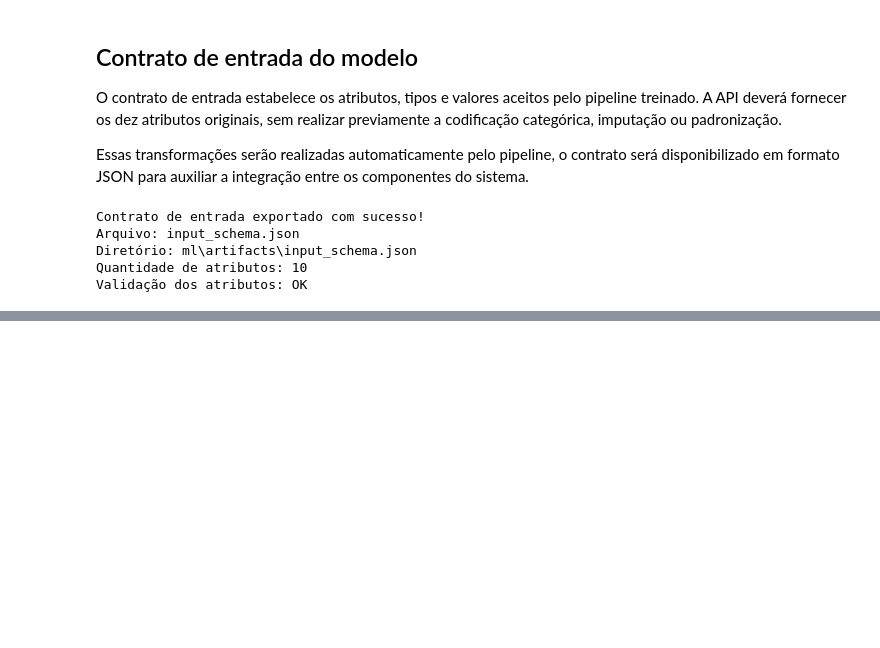
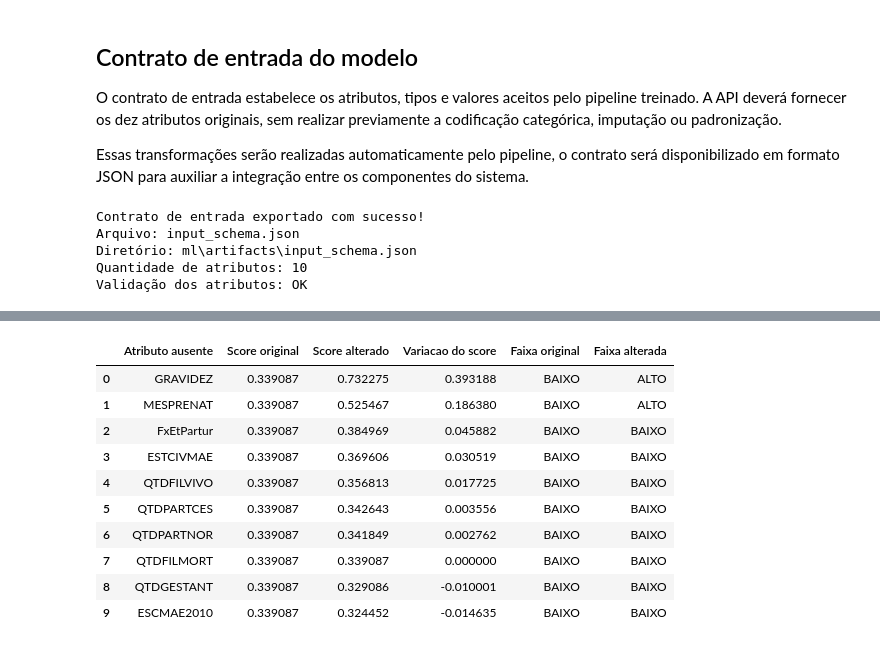
Before and after one commit to Neeveszr/sinasc-risco-peso, a Jupyter notebook: ml/notebooks/03_treinamento_modelos.ipynb, the cells around one changed output, grey strips where cells are left out. Drawn from its saved outputs; the diff is of its cells as text; code cells hidden in the pictures; blank space fills up the shorter version.

Commit message:
ml: revisar faixas por percentis e analisar sensibilidade

```diff
--- a/ml/notebooks/03_treinamento_modelos.ipynb
+++ b/ml/notebooks/03_treinamento_modelos.ipynb
@@ -2366,0 +2660,85 @@ Validação dos atributos: OK
+# %%
+# Registro fictício de referência
+dados_referencia = {
+    "FxEtPartur": "25-29",
+    "ESTCIVMAE": 2,
+    "ESCMAE2010": 4,
+    "GRAVIDEZ": 1,
+    "QTDGESTANT": 2,
+    "QTDPARTNOR": 1,
+    "QTDPARTCES": 1,
+    "QTDFILVIVO": 2,
+    "QTDFILMORT": 0,
+    "MESPRENAT": 3
+}
+
+# Converter para DataFrame
+entrada_referencia = pd.DataFrame(
+    [dados_referencia],
+    columns=X.columns
+)
+
+# Calcular o score original
+score_referencia = float(
+    pipeline_final.predict_proba(
+        entrada_referencia
+    )[0, 1]
+)
+
+resultados_sensibilidade = []
+
+# Testar a ausência de cada atributo
+for atributo in dados_referencia:
+
+    dados_alterados = dados_referencia.copy()
+
+    # Substituir somente um atributo por valor ausente
+    dados_alterados[atributo] = None
+
+    entrada_alterada = pd.DataFrame(
+        [dados_alterados],
+        columns=X.columns
+    )
+
+    # Calcular o novo score
+    score_alterado = float(
+        pipeline_final.predict_proba(
+            entrada_alterada
+        )[0, 1]
+    )
+
+    resultados_sensibilidade.append({
+        "Atributo ausente": atributo,
+        "Score original": score_referencia,
+        "Score alterado": score_alterado,
+        "Variacao do score": (
+            score_alterado - score_referencia
+        ),
+        "Faixa original": classificar_faixa(
+            score_referencia
+        ),
+        "Faixa alterada": classificar_faixa(
+            score_alterado
+        )
+    })
+
+# Consolidar os resultados
+df_sensibilidade = pd.DataFrame(
+    resultados_sensibilidade
+)
+
+df_sensibilidade = df_sensibilidade.sort_values(
+    by="Variacao do score",
+    ascending=False
+).reset_index(drop=True)
+
+print("Score de referência:", round(score_referencia, 6))
+
+print("Faixa de referência:", classificar_faixa(
+    score_referencia
+))
+
+display(df_sensibilidade.round(6))
+
+print("Análise de sensibilidade concluída!")
+# %% [output]
@@ -2366,0 +2747,11 @@ Validação dos atributos: OK
+|  | Atributo ausente | Score original | Score alterado | Variacao do score | Faixa original | Faixa alterada |
+| 0 | GRAVIDEZ | 0.339087 | 0.732275 | 0.393188 | BAIXO | ALTO |
+| 1 | MESPRENAT | 0.339087 | 0.525467 | 0.186380 | BAIXO | ALTO |
+| 2 | FxEtPartur | 0.339087 | 0.384969 | 0.045882 | BAIXO | BAIXO |
+| 3 | ESTCIVMAE | 0.339087 | 0.369606 | 0.030519 | BAIXO | BAIXO |
+| 4 | QTDFILVIVO | 0.339087 | 0.356813 | 0.017725 | BAIXO | BAIXO |
+| 5 | QTDPARTCES | 0.339087 | 0.342643 | 0.003556 | BAIXO | BAIXO |
+| 6 | QTDPARTNOR | 0.339087 | 0.341849 | 0.002762 | BAIXO | BAIXO |
+| 7 | QTDFILMORT | 0.339087 | 0.339087 | 0.000000 | BAIXO | BAIXO |
+| 8 | QTDGESTANT | 0.339087 | 0.329086 | -0.010001 | BAIXO | BAIXO |
+| 9 | ESCMAE2010 | 0.339087 | 0.324452 | -0.014635 | BAIXO | BAIXO |
```
Also changed, not shown: parts of 16 cells of this notebook, 2 other files.
